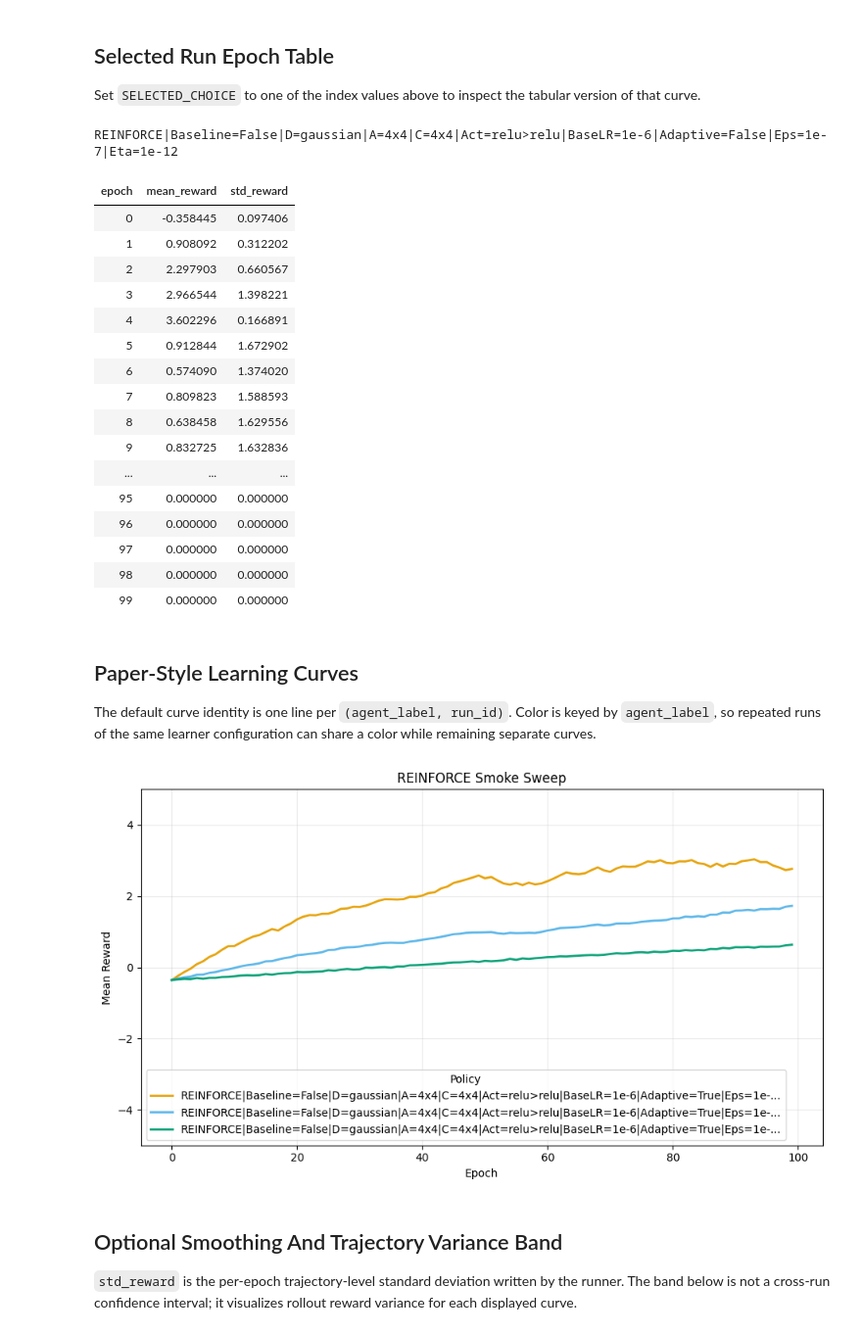
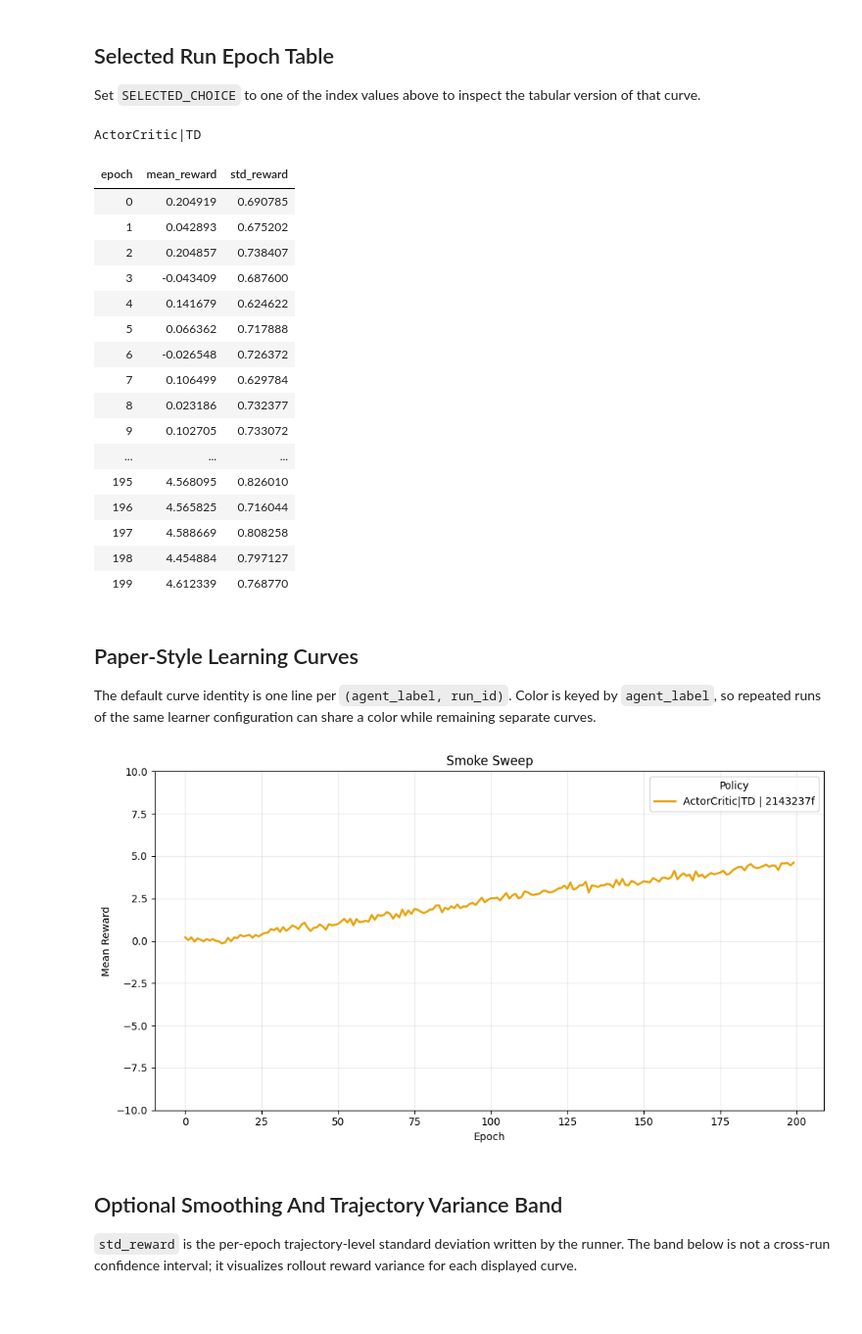
Before and after one commit to nish-ku-121/derby, a Jupyter notebook: notebooks/Modern Parquet Paper Plot Demo.ipynb, the cells around one changed output. Shown at 98% size. Saved outputs shown, nothing was run; the diff lists cells and outputs as text; code cells hidden in the pictures; blank space fills up the shorter version.

Commit message:
Add modern TD actor-critic workflow

```diff
--- a/notebooks/Modern Parquet Paper Plot Demo.ipynb
+++ b/notebooks/Modern Parquet Paper Plot Demo.ipynb
@@ -28,6 +28,6 @@ from utils.paper_plot import (
     plot_learning_curves,
 )
 
-RESULT_ROOT = Path("results/reinforce_unified_demo")
+RESULT_ROOT = Path("results/actor_critic_td_smoke_500ep")
 RESULT_ROOT
 # %% [output]
@@ -192,7 +170,7 @@ run_picker[["agent_label"]].style.set_properties(
 
 Set `SELECTED_CHOICE` to one of the index values above to inspect the tabular version of that curve.
 # %%
-SELECTED_CHOICE = 1
+SELECTED_CHOICE = 0
 selected_run = run_picker.loc[SELECTED_CHOICE]
 SELECTED_RUN_ID = selected_run["run_id"]
 
@@ -210,44 +188,45 @@ HTML(
     + "</div>"
 )
 # %% [output]
-REINFORCE|Baseline=False|D=gaussian|A=4x4|C=4x4|Act=relu>relu|BaseLR=1e-6|Adaptive=False|Eps=1e-7|Eta=1e-12
+ActorCritic|TD
 | epoch | mean_reward | std_reward |
-| 0 | -0.358445 | 0.097406 |
-| 1 | 0.908092 | 0.312202 |
-| 2 | 2.297903 | 0.660567 |
-| 3 | 2.966544 | 1.398221 |
-| 4 | 3.602296 | 0.166891 |
-| 5 | 0.912844 | 1.672902 |
-| 6 | 0.574090 | 1.374020 |
-| 7 | 0.809823 | 1.588593 |
-| 8 | 0.638458 | 1.629556 |
-| 9 | 0.832725 | 1.632836 |
+| 0 | 0.204919 | 0.690785 |
+| 1 | 0.042893 | 0.675202 |
+| 2 | 0.204857 | 0.738407 |
+| 3 | -0.043409 | 0.687600 |
+| 4 | 0.141679 | 0.624622 |
+| 5 | 0.066362 | 0.717888 |
+| 6 | -0.026548 | 0.726372 |
+| 7 | 0.106499 | 0.629784 |
+| 8 | 0.023186 | 0.732377 |
+| 9 | 0.102705 | 0.733072 |
 | ... | ... | ... |
-| 95 | 0.000000 | 0.000000 |
-| 96 | 0.000000 | 0.000000 |
-| 97 | 0.000000 | 0.000000 |
-| 98 | 0.000000 | 0.000000 |
-| 99 | 0.000000 | 0.000000 |
+| 195 | 4.568095 | 0.826010 |
+| 196 | 4.565825 | 0.716044 |
+| 197 | 4.588669 | 0.808258 |
+| 198 | 4.454884 | 0.797127 |
+| 199 | 4.612339 | 0.768770 |
 # %% [markdown]
 ## Paper-Style Learning Curves
 
 The default curve identity is one line per `(agent_label, run_id)`. Color is keyed by `agent_label`, so repeated runs of the same learner configuration can share a color while remaining separate curves.
 # %%
-subset = learner[
-    learner["agent_label"].str.contains("Adaptive=True", regex=False, na=False)
-    & learner["agent_label"].str.contains("Baseline=False", regex=False, na=False)
-]
+subset = learner
+# [
+#     learner["agent_label"].str.contains("Adaptive=True", regex=False, na=False)
+#     & learner["agent_label"].str.contains("Baseline=False", regex=False, na=False)
+# ]
 # %%
 fig, ax = plot_learning_curves(
     subset,
-    axes=AxesConfig(ylim=(-5, 5)),
+    axes=AxesConfig(ylim=(-10, 10)),
     legend=LegendConfig(loc="best", max_label_chars=96),
-    title="REINFORCE Smoke Sweep",
+    title="Smoke Sweep",
     figsize=(10, 5.5),
 )
 plt.show()
 # %% [output]
-[figure, old version]
+[figure, new version]
 # %% [markdown]
 ## Optional Smoothing And Trajectory Variance Band
 
```
Also changed, not shown: parts of 7 cells of this notebook, 10 other files.
